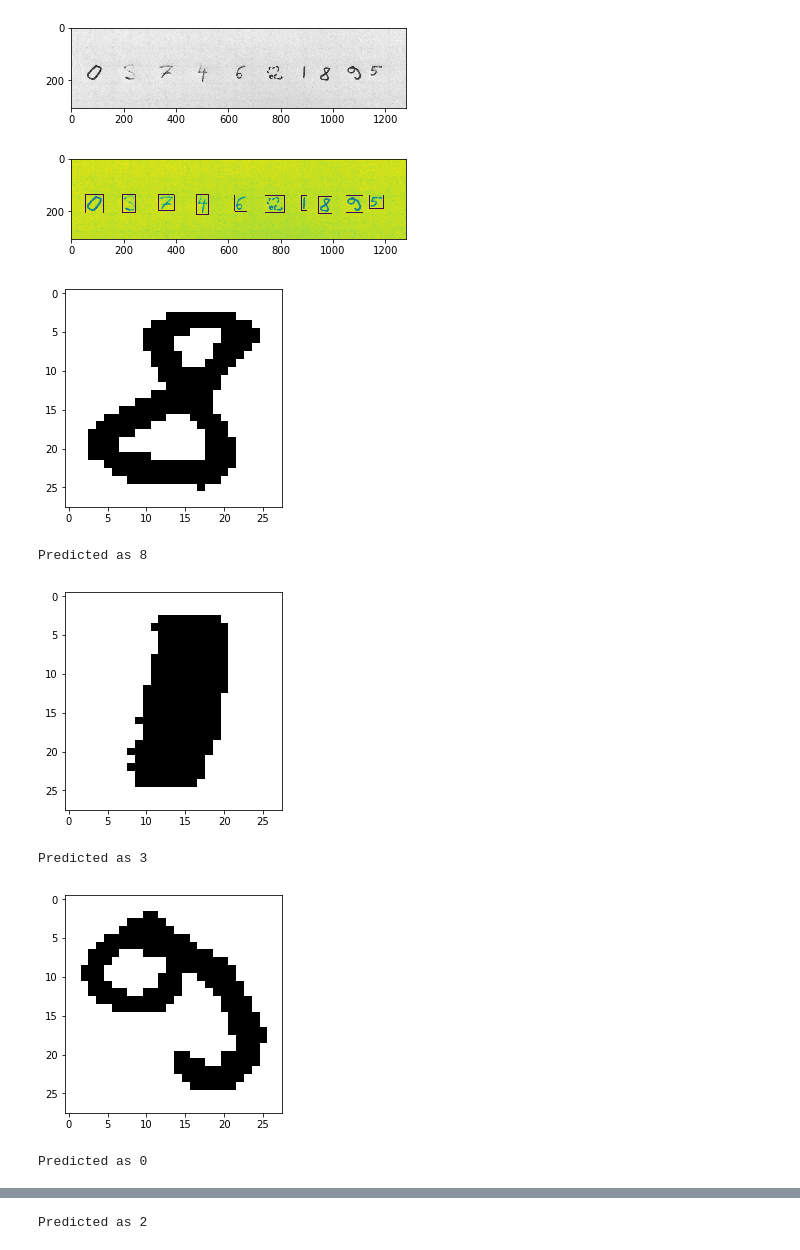
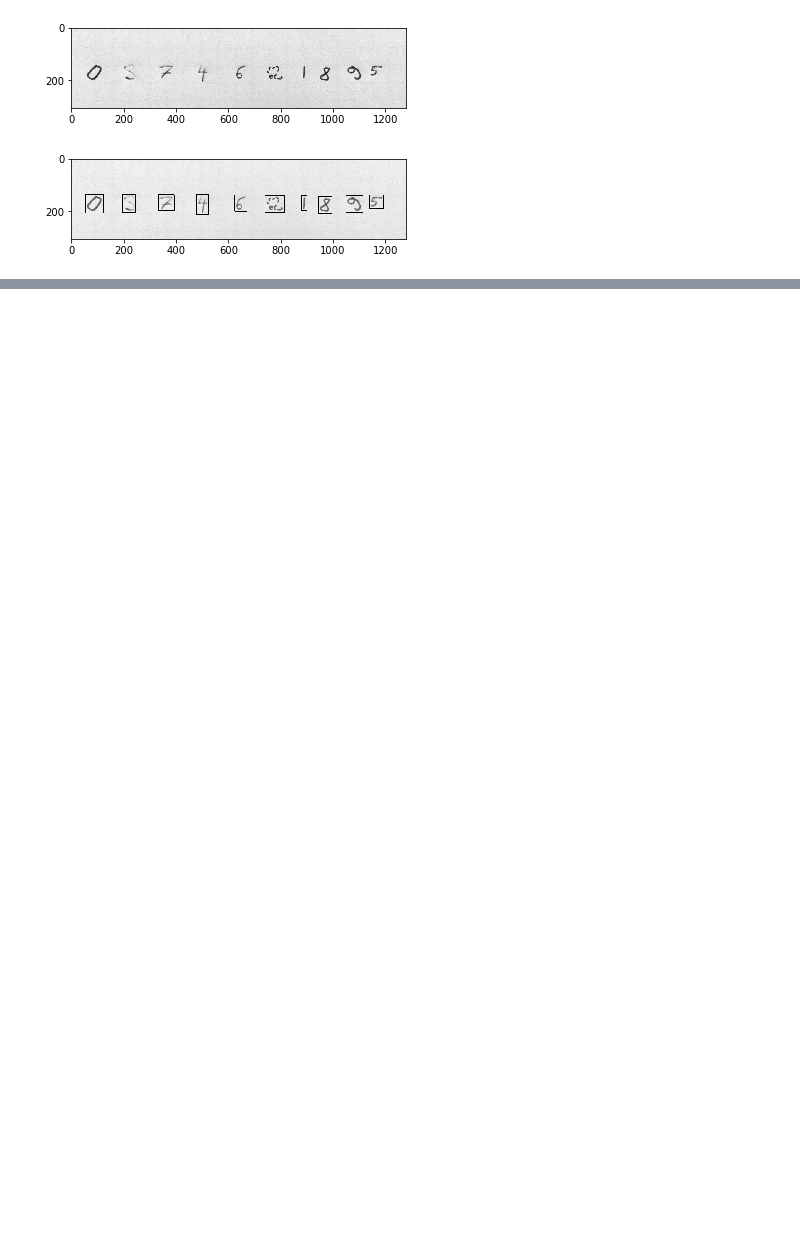
Before and after one commit to ChrisShepherd81/SimpleNeuralNetwork, a Jupyter notebook: Neuronale_Netze_selbst_programmieren.ipynb, the cells around one changed output, grey strips where cells are left out. Cells and saved outputs as stored; diff of their text form; code cells hidden in the pictures; blank space fills up the shorter version.

```diff
--- a/Neuronale_Netze_selbst_programmieren.ipynb
+++ b/Neuronale_Netze_selbst_programmieren.ipynb
@@ -210,6 +229,7 @@ for label in range(0,10):
 # %%
+# Read own test data and preprocess the image
 # Read image
-img = cv2.imread("numbers.jpg",0)
+img = cv2.imread("data/numbers.jpg",0)
 
 # resize the image
 resized_img = cv2.resize(img, (0,0), fx=0.5, fy=0.5)
@@ -219,70 +239,36 @@ plt.show()
 
 # apply threshold on image
 _,threshold_image = cv2.threshold(resized_img,160,255,cv2.THRESH_BINARY)
-# show the result
-#plt.imshow(threshold_image, cmap='gray')
-#plt.show()
 
 # dilate, close and open image
 kernel = numpy.ones((5,5),numpy.uint8)
 morph_image = cv2.dilate(cv2.bitwise_not(threshold_image),kernel,iterations = 3)
 morph_image = cv2.morphologyEx(morph_image.copy(), cv2.MORPH_CLOSE, kernel)
 morph_image = cv2.morphologyEx(morph_image.copy(), cv2.MORPH_OPEN, kernel)
-# show the result
-#plt.imshow(morph_image, cmap='gray')
-#plt.show()
 
 # find conturs in image
 _, contours, hirachy = cv2.findContours(morph_image,cv2.RETR_EXTERNAL,cv2.CHAIN_APPROX_SIMPLE)
-
-#contours_image = cv2.drawContours(resized_img.copy(), contours, -1, (0,255,0), 3, 1, hirachy, 1)
-# show the result
-#plt.imshow(contours_image, cmap='gray')
-#plt.show()
 
 # crop the image and resize to 28x28 px
 number_images = []
 bunding_box_image = resized_img.copy()
 for c in contours:
     rect = cv2.boundingRect(c)
     x,y,w,h = rect
 
     # Crop from x, y, w, h
     # NOTE: its img[y: y + h, x: x + w]
     crop_image = resized_img.copy()[y:y+h, x:x+w]
     resized_number_image = cv2.resize(crop_image, (28,28))
     _,result_image = cv2.threshold(resized_number_image,170,255,cv2.THRESH_BINARY_INV)
 
     number_images.append(result_image)
 
     cv2.rectangle(bunding_box_image,(x,y),(x+w,y+h),(0,255,0),2)
 
 # show the bounding boxes
-plt.imshow(bunding_box_image)
+plt.imshow(bunding_box_image, cmap='gray')
 plt.show()
-
-for number_img in number_images:
-
-    scaled_input = (numpy.asfarray(number_img.reshape(784)) / 255.0 * 0.99) + 0.01
-
-    # query the network
-    outputs, _ = n.query(scaled_input)
-    #print(outputs)
-    # the index with the highest value correspond to the label
-    label = numpy.argmax(outputs)
-
-    # print the image
-    plt.imshow(number_img, cmap='binary')
-    plt.show()
-
-    # show the result
-    print("Predicted as " + str(label))
 # %% [output]
 [figure]
-[figure, old version]
+[figure, new version]
-[figure, removed]
-Predicted as 8
-[figure, removed]
-Predicted as 3
-[figure, removed]
-Predicted as 0
@@ -290 +274,0 @@ Predicted as 0
-Predicted as 2
```
Also changed, not shown: parts of 7 cells of this notebook, 1 other file.
